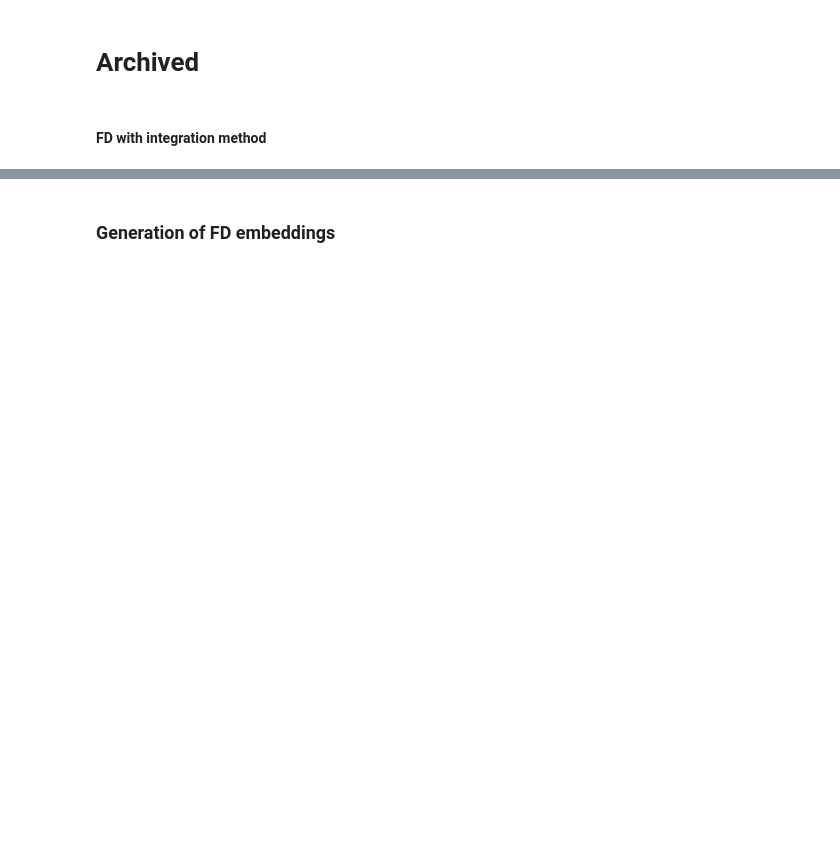
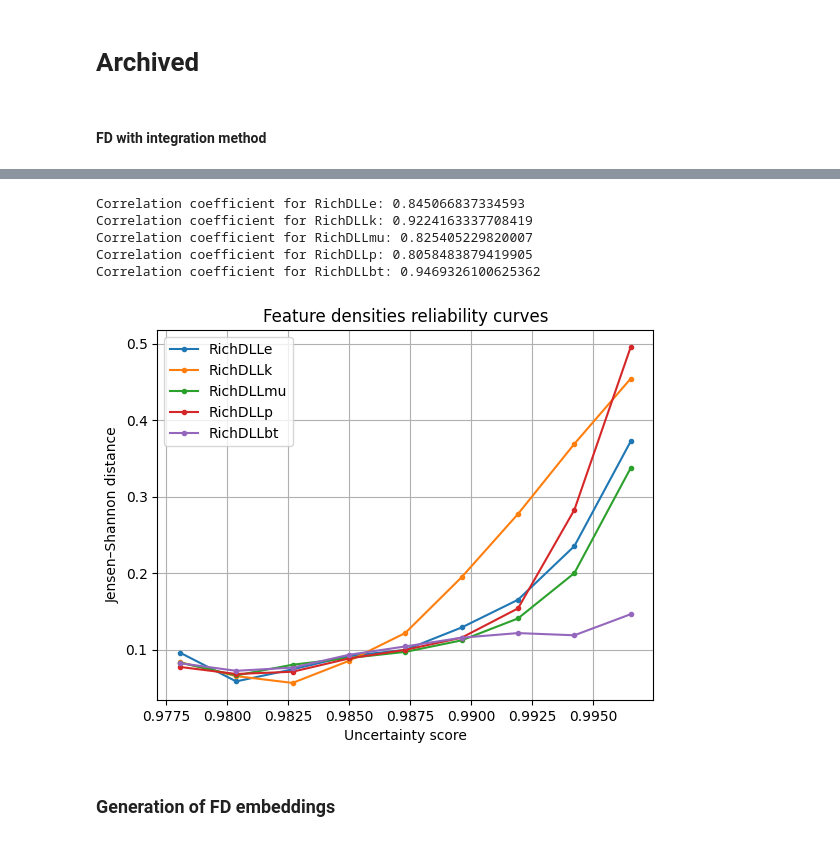
Before and after one commit to evillag/uncertainty_gan, a Jupyter notebook: TestBench.ipynb, the cells around one changed output, grey strips where cells are left out. Saved outputs shown, nothing was run; the diff lists cells and outputs as text; code cells hidden in the pictures; blank space fills up the shorter version.

```diff
--- a/TestBench.ipynb
+++ b/TestBench.ipynb
@@ -617,3 +585,12 @@ array([0.99696795, 0.98386122, 0.9930798 , 0.99029255, 0.99388116,
+# %%
+plot_all_distances(all_fd_bin_edges, all_fd_js_distances, 'Feature densities')
+# %% [output]
+Correlation coefficient for RichDLLe: 0.845066837334593
+Correlation coefficient for RichDLLk: 0.9224163337708419
+Correlation coefficient for RichDLLmu: 0.825405229820007
+Correlation coefficient for RichDLLp: 0.8058483879419905
+Correlation coefficient for RichDLLbt: 0.9469326100625362
+[figure, added]
 # %% [markdown]
 ### Generation of FD embeddings
 # %%
```
Also changed, not shown: parts of 23 cells of this notebook.
